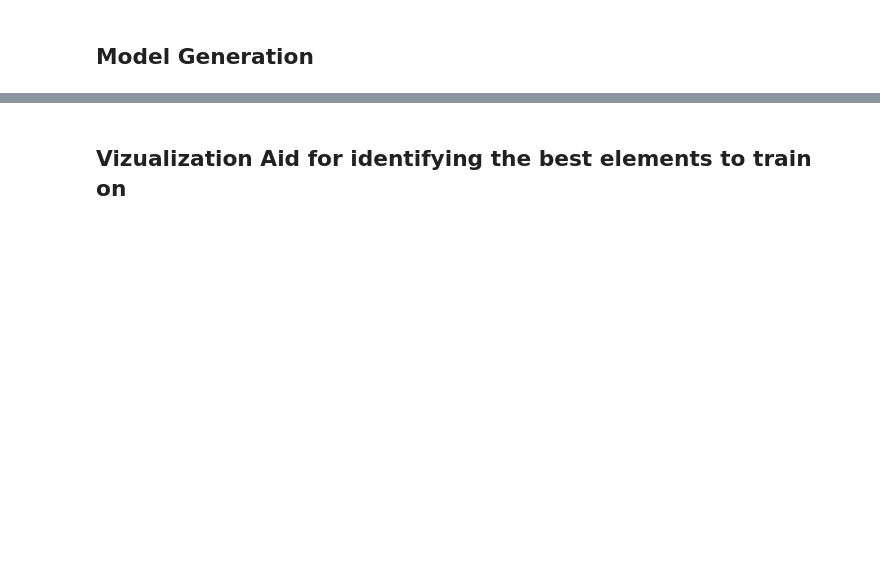
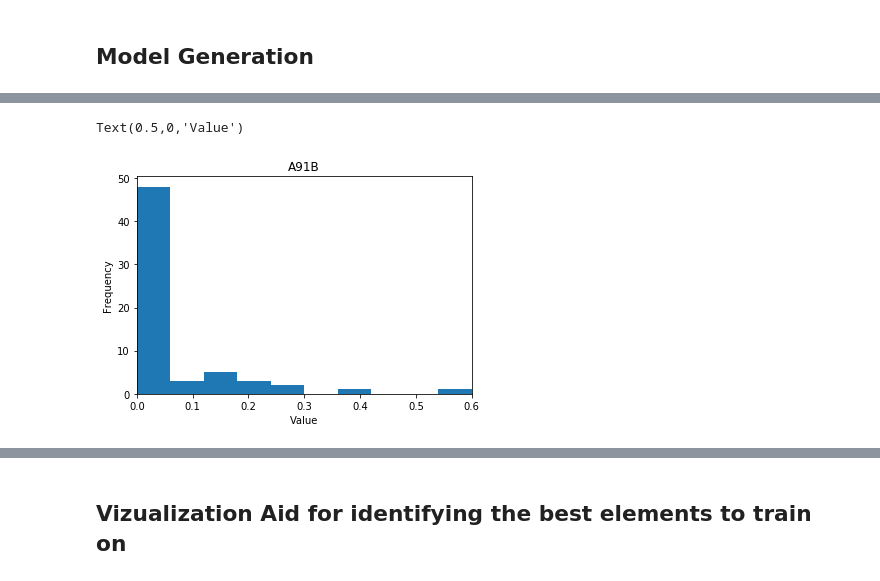
Before and after one commit to dmozapiain2001/citrine_data_challenge, a Jupyter notebook: Model_set_up_for_stability_vector_components.ipynb, the cells around one changed output, grey strips where cells are left out. Drawn from its saved outputs; the diff is of its cells as text; code cells hidden in the pictures; blank space fills up the shorter version.

```diff
--- a/Model_set_up_for_stability_vector_components.ipynb
+++ b/Model_set_up_for_stability_vector_components.ipynb
@@ -112,7 +116,7 @@ Training Data has been read and feature engineering is being performed....
 
 y_all=df_train[stab_vec_list]
 
-for count in range(1,2):
+for count in range(0,1):
 
     y = df_train[stab_vec_list[count]]
     print(y.value_counts())
@@ -155,7 +159,6 @@ for count in range(1,2):
 
     y_stable=y_unique.loc[np.logical_not(y_all.sum(axis=1)==0)]
     df_stable=df_unique.loc[np.logical_not(y_all.sum(axis=1)==0)]
-    ax.hist(y_stable.values, bins=10, label='stable elements')
     print(y_stable.value_counts())
     print('The elements in these compounds create a stable compound for this component of the stability vector and create at least one stable compound:',y_stable.shape)
 # %% [output]
@@ -283,7 +286,7 @@ Number of Training Features after Pearson correlation in PCA Space: 8
 ## Model Generation
 # %%
 ## test-train split
-X_train, X_test, y_train, y_test = train_test_split(X_train_new_Z_score, y_new,
+X_train, X_test, y_train, y_test = train_test_split(X_train_new_m1_p1, y_new,
                                                     test_size=.1,
                                                     shuffle=True,
                                                     random_state=42)
@@ -296,0 +426,15 @@ print(X_test.shape,y_test.shape)
+# %%
+y_scores = rfc_opt.predict_proba(X_test)[:, 1]
+hist_1, bin_edges_1 = np.histogram(y_scores)
+freq_1=hist_1/y_scores.size
+
+plt.hist(y_scores, bins=10, label='all elements')
+
+
+plt.xlim(min(bin_edges_1), max(bin_edges_1))
+plt.title(stab_vec_list[count])
+plt.ylabel('Frequency')
+plt.xlabel('Value')
+# %% [output]
+Text(0.5,0,'Value')
+[figure, added]
```
Also changed, not shown: parts of 37 cells of this notebook, 4 other files.
